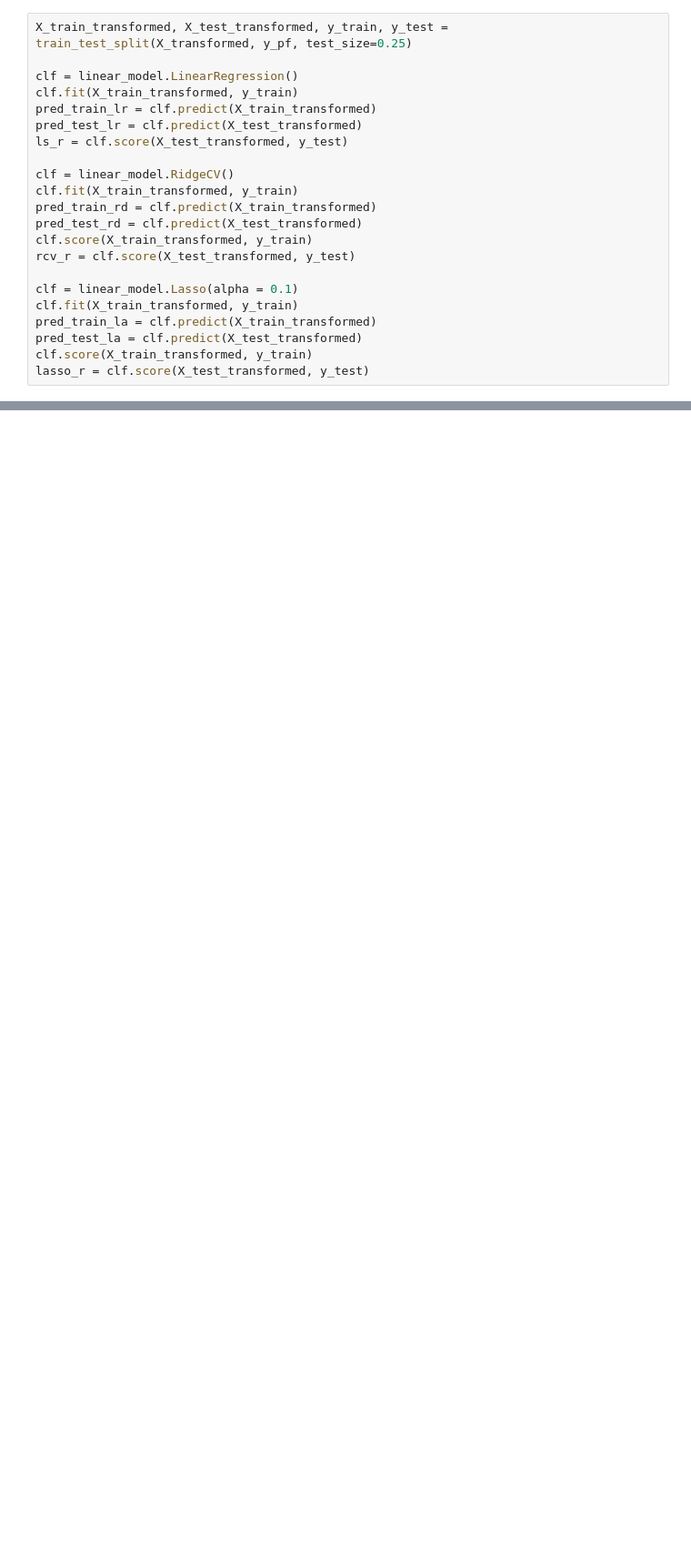
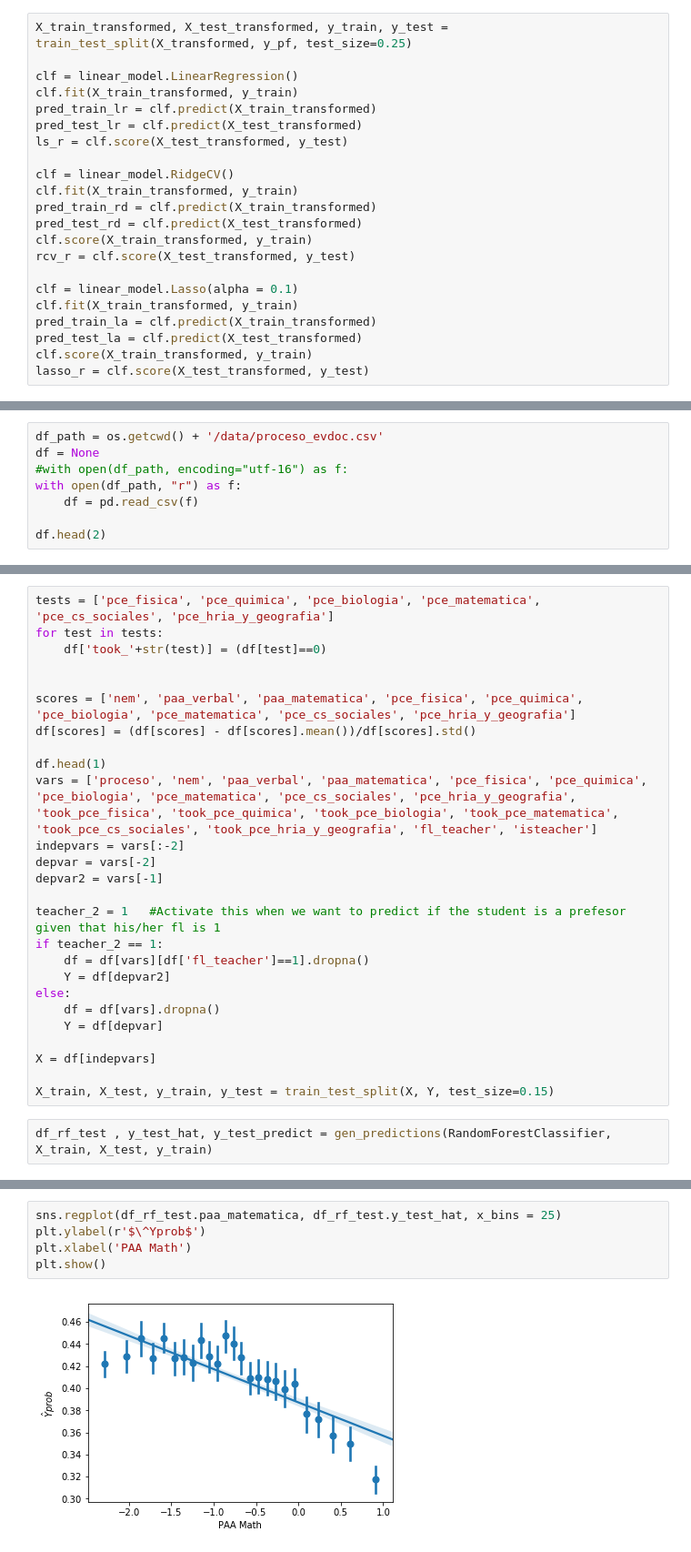
Before and after one commit to teacher-quality/teacher-predictions, a Jupyter notebook: Predictions_teachers.ipynb, the cells around one changed output, grey strips where cells are left out. Shown at 91% size. Cells and saved outputs as stored; diff of their text form; blank space fills up the shorter version.

```diff
--- a/Predictions_teachers.ipynb
+++ b/Predictions_teachers.ipynb
@@ -420,0 +428,8 @@ plt.legend()
+# %%
+df_path = os.getcwd() + '/data/proceso_evdoc.csv'
+df = None
+#with open(df_path, encoding="utf-16") as f:
+with open(df_path, "r") as f:
+    df = pd.read_csv(f)
+
+df.head(2)
@@ -420,0 +440,28 @@ plt.legend()
+# %%
+tests = ['pce_fisica', 'pce_quimica', 'pce_biologia', 'pce_matematica', 'pce_cs_sociales', 'pce_hria_y_geografia']
+for test in tests:
+    df['took_'+str(test)] = (df[test]==0)
+
+
+scores = ['nem', 'paa_verbal', 'paa_matematica', 'pce_fisica', 'pce_quimica', 'pce_biologia', 'pce_matematica', 'pce_cs_sociales', 'pce_hria_y_geografia']
+df[scores] = (df[scores] - df[scores].mean())/df[scores].std()
+
+df.head(1)
+vars = ['proceso', 'nem', 'paa_verbal', 'paa_matematica', 'pce_fisica', 'pce_quimica', 'pce_biologia', 'pce_matematica', 'pce_cs_sociales', 'pce_hria_y_geografia', 'took_pce_fisica', 'took_pce_quimica', 'took_pce_biologia', 'took_pce_matematica', 'took_pce_cs_sociales', 'took_pce_hria_y_geografia', 'fl_teacher', 'isteacher']
+indepvars = vars[:-2]
+depvar = vars[-2]
+depvar2 = vars[-1]
+
+teacher_2 = 1   #Activate this when we want to predict if the student is a prefesor given that his/her fl is 1
+if teacher_2 == 1:
+    df = df[vars][df['fl_teacher']==1].dropna()
+    Y = df[depvar2]
+else:
+    df = df[vars].dropna()
+    Y = df[depvar]
+
+X = df[indepvars]
+
+X_train, X_test, y_train, y_test = train_test_split(X, Y, test_size=0.15)
+# %%
+df_rf_test , y_test_hat, y_test_predict = gen_predictions(RandomForestClassifier, X_train, X_test, y_train)
@@ -420,0 +481,7 @@ plt.legend()
+# %%
+sns.regplot(df_rf_test.paa_matematica, df_rf_test.y_test_hat, x_bins = 25)
+plt.ylabel(r'$\^Yprob$')
+plt.xlabel('PAA Math')
+plt.show()
+# %% [output]
+[figure, added]
```
Also changed, not shown: parts of 26 cells of this notebook.
